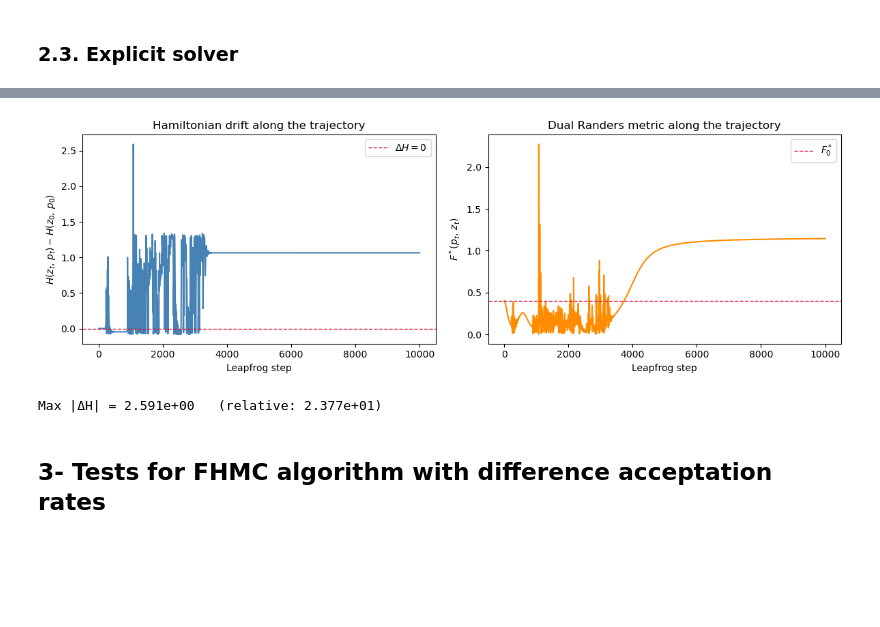
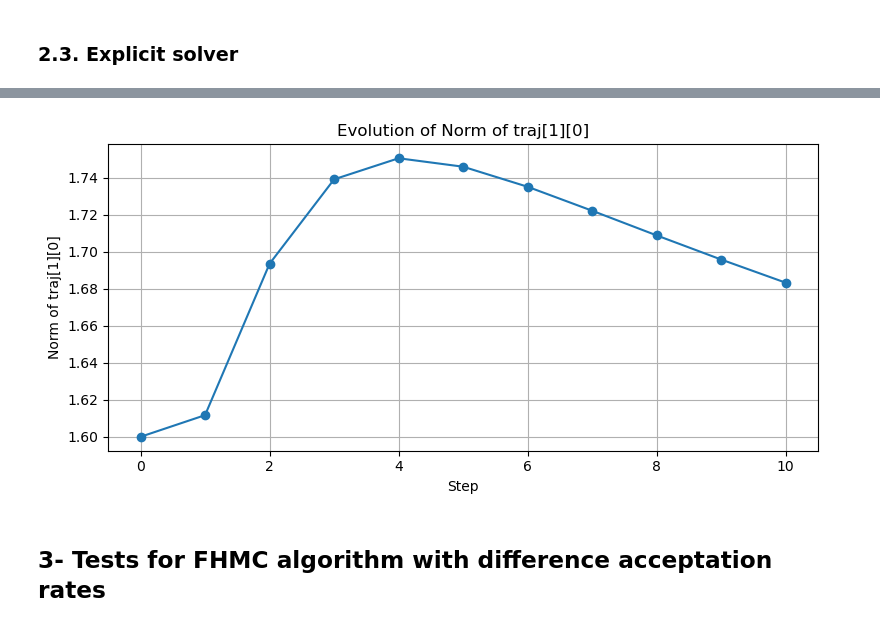
Before and after one commit to abelmaxv/geodesic_toolbox, a Jupyter notebook: internship_experiments/FHMCLegendreBis_identity_metric.ipynb, the cells around one changed output, grey strips where cells are left out. Cells and saved outputs as stored; diff of their text form; code cells hidden in the pictures; blank space fills up the shorter version.

```diff
--- a/internship_experiments/FHMCLegendreBis_identity_metric.ipynb
+++ b/internship_experiments/FHMCLegendreBis_identity_metric.ipynb
@@ -187,43 +158,21 @@ plt.show()
-# %%
-# Extract trajectory for the first (only) batch element
-z_traj = traj[0][0].detach()   # (l+1, d)
-p_traj = traj[1][0].detach()   # (l+1, d)
-n_steps = z_traj.shape[0]
-
-# Batch-compute H and F* along all leapfrog steps at once
-with torch.no_grad():
-    H_vals = sampler.H_base(z_traj, p_traj).numpy()           # (l+1,)
-    F_vals = sampler.randers_cometric(z_traj, p_traj).numpy() # (l+1,)
-
-steps = np.arange(n_steps)
-dH = H_vals - H_vals[0]
-
-fig, axes = plt.subplots(1, 2, figsize=(12, 4))
-
-# --- Left: Hamiltonian drift ΔH ---
-axes[0].plot(steps, dH, color="steelblue", lw=1.5)
-axes[0].axhline(0, color="crimson", lw=1.0, ls="--", label=r"$\Delta H = 0$")
-axes[0].set_xlabel("Leapfrog step")
-axes[0].set_ylabel(r"$H(z_t,\,p_t) - H(z_0,\,p_0)$")
-axes[0].set_title("Hamiltonian drift along the trajectory")
-axes[0].legend()
-axes[0].ticklabel_format(axis="y", style="sci", scilimits=(0, 0))
-
-# --- Right: F* evolution ---
-axes[1].plot(steps, F_vals, color="darkorange", lw=1.5)
-axes[1].axhline(F_vals[0], color="crimson", lw=1.0, ls="--", label=r"$F^*_0$")
-axes[1].set_xlabel("Leapfrog step")
-axes[1].set_ylabel(r"$F^*(p_t,\,z_t)$")
-axes[1].set_title("Dual Randers metric along the trajectory")
-axes[1].legend()
-
-plt.tight_layout()
-plt.show()
-
-print(f"Max |ΔH| = {np.abs(dH).max():.3e}   (relative: {np.abs(dH).max() / abs(H_vals[0]):.3e})")
-# %% [output]
-[figure, removed]
-Max |ΔH| = 2.591e+00   (relative: 2.377e+01)
+# %%
+import matplotlib.pyplot as plt
+import numpy as np
+
+# Assuming 'traj' is a tuple or list as returned from the 'leapfrog' method in this context.
+# We plot the evolution of the norm of traj[1][0] over its second dimension (trajectories).
+
+norms = torch.norm(traj[1][0], dim=1).detach().cpu().numpy()
+plt.figure(figsize=(8,4))
+plt.plot(np.arange(len(norms)), norms, marker="o")
+plt.xlabel("Step")
+plt.ylabel("Norm of traj[1][0]")
+plt.title("Evolution of Norm of traj[1][0]")
+plt.grid(True)
+plt.tight_layout()
+plt.show()
+# %% [output]
+[figure, added]
 # %% [markdown]
 ## 3- Tests for FHMC algorithm with difference acceptation rates
 # %% [markdown]
```
Also changed, not shown: parts of 12 cells of this notebook, 6 other files.
